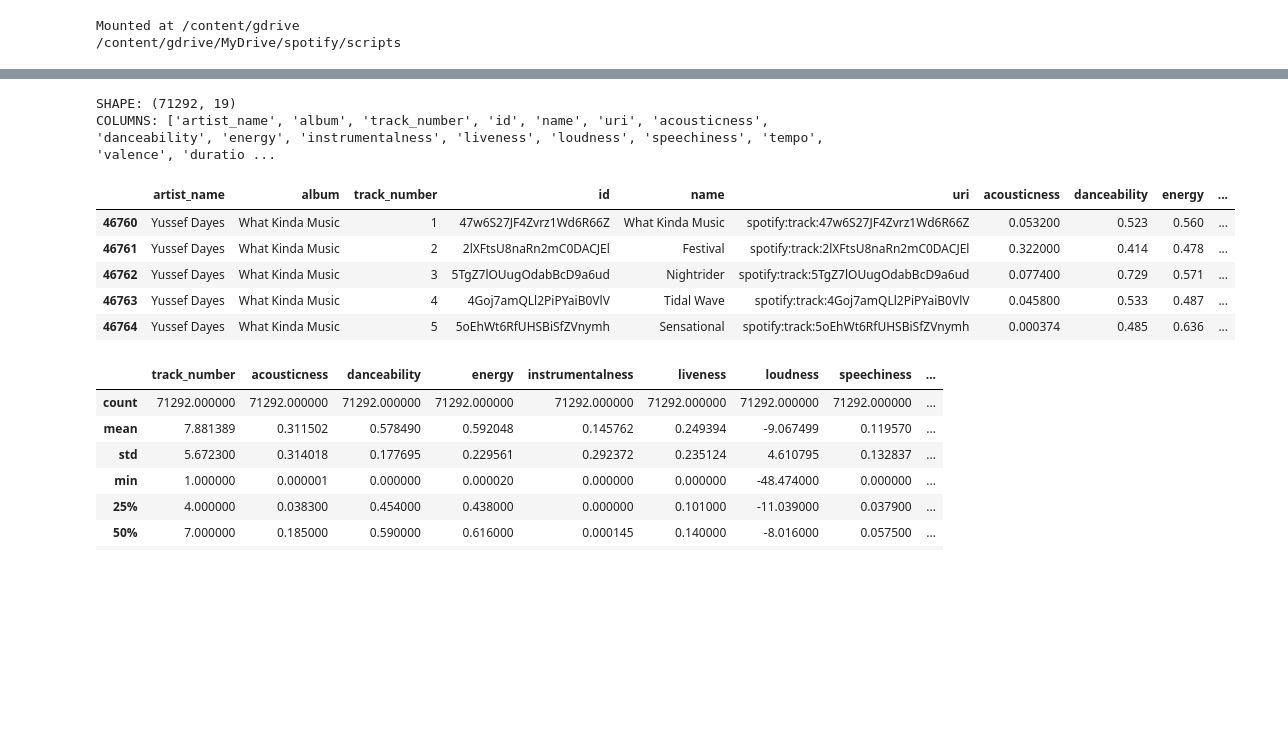
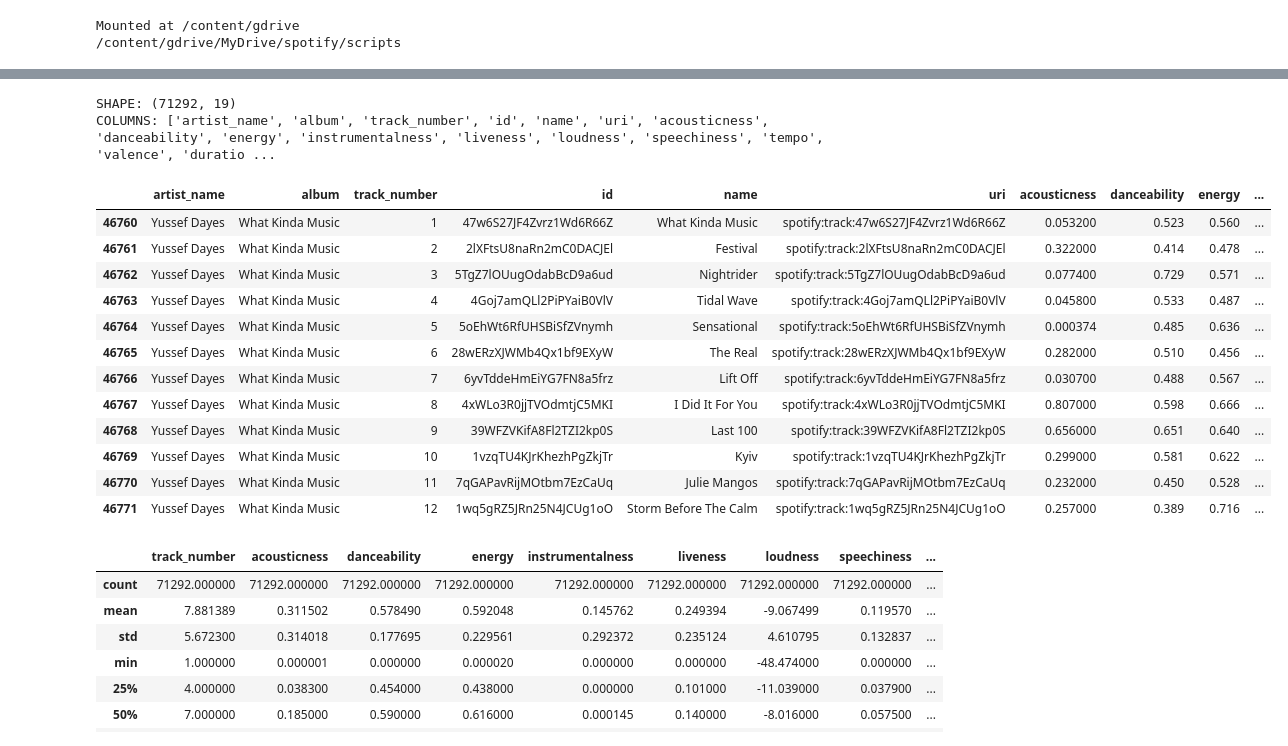
Before and after one commit to 1602077/experiments_in_spotipy, a Jupyter notebook: scripts/1_Exploratory_Analysis.ipynb, the cells around one changed output, grey strips where cells are left out. Saved outputs shown, nothing was run; the diff lists cells and outputs as text; code cells hidden in the pictures; blank space fills up the shorter version.

```diff
--- a/scripts/1_Exploratory_Analysis.ipynb
+++ b/scripts/1_Exploratory_Analysis.ipynb
@@ -28,19 +28,25 @@ Mounted at /content/gdrive
 # %%
 df = pd.read_csv("../data/master_data.csv")
 df['year'] = df['release_date'].apply(lambda x: int(x[:4]))
-
 print(f"SHAPE: {df.shape}")
 print(f"COLUMNS: {list(df.columns)}")
-df[df["album"] == "What Kinda Music"].head()
+df[df["album"] == "What Kinda Music"].head(12)
 # %% [output]
 SHAPE: (71292, 19)
 COLUMNS: ['artist_name', 'album', 'track_number', 'id', 'name', 'uri', 'acousticness', 'danceability', 'energy', 'instrumentalness', 'liveness', 'loudness', 'speechiness', 'tempo', 'valence', 'duratio ...
 |  | artist_name | album | track_number | id | name | uri | acousticness | danceability | energy | ... |
 | 46760 | Yussef Dayes | What Kinda Music | 1 | 47w6S27JF4Zvrz1Wd6R66Z | What Kinda Music | spotify:track:47w6S27JF4Zvrz1Wd6R66Z | 0.053200 | 0.523 | 0.560 | ... |
 | 46761 | Yussef Dayes | What Kinda Music | 2 | 2lXFtsU8naRn2mC0DACJEl | Festival | spotify:track:2lXFtsU8naRn2mC0DACJEl | 0.322000 | 0.414 | 0.478 | ... |
 | 46762 | Yussef Dayes | What Kinda Music | 3 | 5TgZ7lOUugOdabBcD9a6ud | Nightrider | spotify:track:5TgZ7lOUugOdabBcD9a6ud | 0.077400 | 0.729 | 0.571 | ... |
 | 46763 | Yussef Dayes | What Kinda Music | 4 | 4Goj7amQLl2PiPYaiB0VlV | Tidal Wave | spotify:track:4Goj7amQLl2PiPYaiB0VlV | 0.045800 | 0.533 | 0.487 | ... |
 | 46764 | Yussef Dayes | What Kinda Music | 5 | 5oEhWt6RfUHSBiSfZVnymh | Sensational | spotify:track:5oEhWt6RfUHSBiSfZVnymh | 0.000374 | 0.485 | 0.636 | ... |
+| 46765 | Yussef Dayes | What Kinda Music | 6 | 28wERzXJWMb4Qx1bf9EXyW | The Real | spotify:track:28wERzXJWMb4Qx1bf9EXyW | 0.282000 | 0.510 | 0.456 | ... |
+| 46766 | Yussef Dayes | What Kinda Music | 7 | 6yvTddeHmEiYG7FN8a5frz | Lift Off | spotify:track:6yvTddeHmEiYG7FN8a5frz | 0.030700 | 0.488 | 0.567 | ... |
+| 46767 | Yussef Dayes | What Kinda Music | 8 | 4xWLo3R0jjTVOdmtjC5MKI | I Did It For You | spotify:track:4xWLo3R0jjTVOdmtjC5MKI | 0.807000 | 0.598 | 0.666 | ... |
+| 46768 | Yussef Dayes | What Kinda Music | 9 | 39WFZVKifA8Fl2TZI2kp0S | Last 100 | spotify:track:39WFZVKifA8Fl2TZI2kp0S | 0.656000 | 0.651 | 0.640 | ... |
+| 46769 | Yussef Dayes | What Kinda Music | 10 | 1vzqTU4KJrKhezhPgZkjTr | Kyiv | spotify:track:1vzqTU4KJrKhezhPgZkjTr | 0.299000 | 0.581 | 0.622 | ... |
+| 46770 | Yussef Dayes | What Kinda Music | 11 | 7qGAPavRijMOtbm7EzCaUq | Julie Mangos | spotify:track:7qGAPavRijMOtbm7EzCaUq | 0.232000 | 0.450 | 0.528 | ... |
+| 46771 | Yussef Dayes | What Kinda Music | 12 | 1wq5gRZ5JRn25N4JCUg1oO | Storm Before The Calm | spotify:track:1wq5gRZ5JRn25N4JCUg1oO | 0.257000 | 0.389 | 0.716 | ... |
 # %%
 df.describe()
 # %% [output]
```
Also changed, not shown: parts of 10 cells of this notebook.
